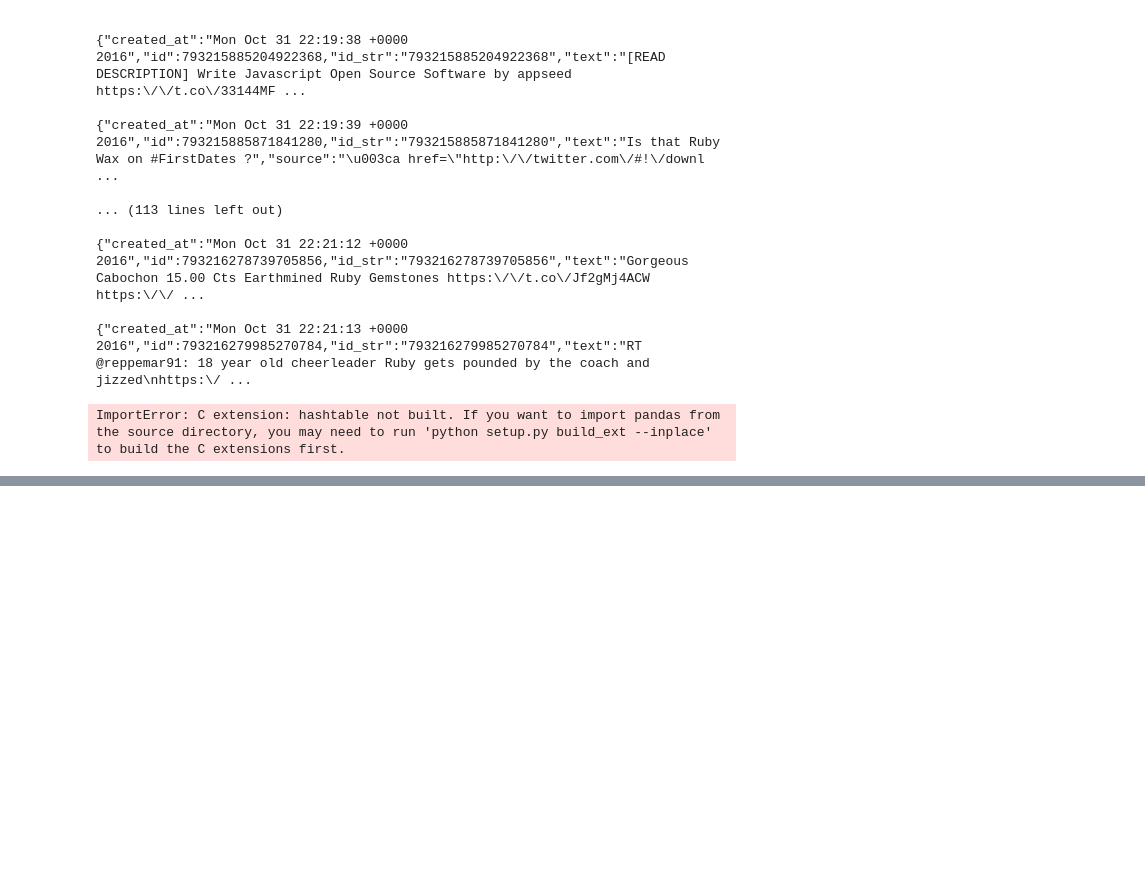
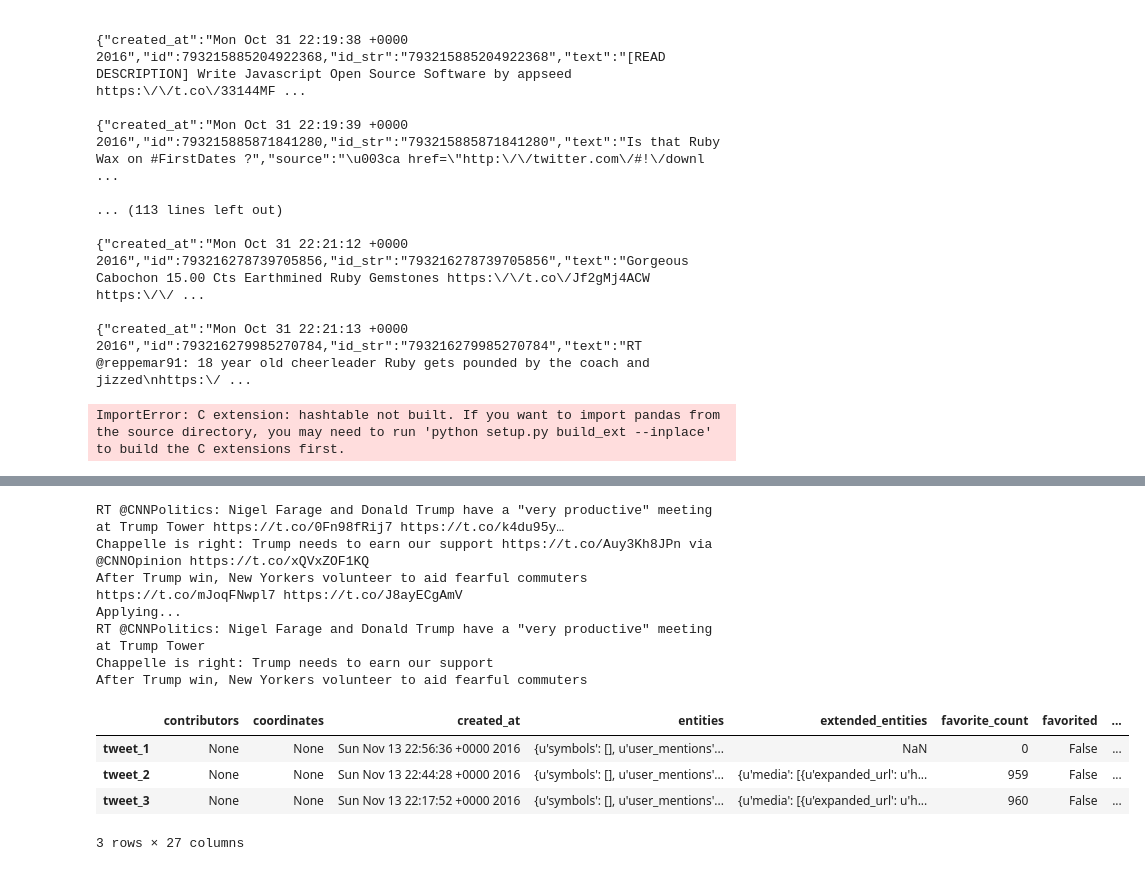
Before and after one commit to harumhl/Grab-Em-by-the-Posts-, a Jupyter notebook: 489_Project.ipynb, the cells around one changed output, grey strips where cells are left out. Drawn from its saved outputs; the diff is of its cells as text; code cells hidden in the pictures; blank space fills up the shorter version.

Commit message:
DF with correct info in text column

```diff
--- a/489_Project.ipynb
+++ b/489_Project.ipynb
@@ -95,10 +95,12 @@ import pandas as pd
 import json
 from ast import literal_eval
 
-with open('Untitled2.json') as json_data:
+#with open('Untitled2.json') as json_data:
+with open('tweets.json') as json_data:
     data = literal_eval(json_data.read())
 
 df = pd.DataFrame(eval("{u'tweet1':"+str(data)+"}"))
+#df = pd.DataFrame(data)
 
 df = df.transpose()
 
@@ -136,0 +131,75 @@ One of China's first female fighter pilots was killed in a training accident, ac
+# %%
+import re
+import pandas as pd
+import json
+
+def clean_url(df):
+    for row in df.T:
+        print df.T[row]['text']
+        df.T[row]['text'] = re.sub(r'https?:\/\/.*[\r\n]*', '', df.T[row]['text'], flags=re.MULTILINE)
+        print df.T[row]['text']
+        #print "HERE" . row['text']
+        return df
+
+data_list = []
+with open('tweets.json') as json_file:
+    file = json_file.read()
+    data_list = file.split('\n')
+
+tweet_num = 1
+df = pd.DataFrame()
+for tweet_json in data_list:
+    #tweets.append(pd.read_json(tweet_json))
+    tweet_json = "{\"tweet_"+str(tweet_num)+"\":"+tweet_json+"}"
+    tweet_json.replace('"', '\"')
+    #print tweet_json
+    #print pd.DataFrame(json.loads(tweet_json))
+
+    df2 = pd.DataFrame(json.loads(tweet_json))
+    #index = list(df.index)
+    #df2.reindex(index)
+#    df = df.append(df2)
+#    df.reindex(list(df.index))
+    df = df.T.append(df2.T)
+    df = df.T
+
+    #df = df.append(pd.DataFrame(json.loads(tweet_json)))
+    #df = pd.DataFrame(json.loads(tweet_json))
+    #df["tweet"+str(tweet_num)] = pd.DataFrame(json.loads(tweet_json))
+    tweet_num +=1
+
+
+#df = df.transpose()
+df = df.T
+
+print (df['text'][0])
+print (df['text'][1])
+print (df['text'][2])
+
+print "Applying..."
+#df
+#list(df.columns.values)
+#df = df.apply(clean_url(df))
+df['text'] = df['text'].apply(lambda x: re.sub(r'https?:\/\/.*[\r\n]*', '', x, flags=re.MULTILINE))
+print (df['text'][0])
+print (df['text'][1])
+print (df['text'][2])
+
+df
+
+#text2 = re.sub(r'https?:\/\/.*[\r\n]*', '', tweet_text, flags=re.MULTILINE)
+
+#print(text2)
+# %% [output]
+RT @CNNPolitics: Nigel Farage and Donald Trump have a "very productive" meeting at Trump Tower https://t.co/0Fn98fRij7 https://t.co/k4du95y…
+Chappelle is right: Trump needs to earn our support https://t.co/Auy3Kh8JPn via @CNNOpinion https://t.co/xQVxZOF1KQ
+After Trump win, New Yorkers volunteer to aid fearful commuters https://t.co/mJoqFNwpl7 https://t.co/J8ayECgAmV
+Applying...
+RT @CNNPolitics: Nigel Farage and Donald Trump have a "very productive" meeting at Trump Tower
+Chappelle is right: Trump needs to earn our support
+After Trump win, New Yorkers volunteer to aid fearful commuters
+|  | contributors | coordinates | created_at | entities | extended_entities | favorite_count | favorited | ... |
+| tweet_1 | None | None | Sun Nov 13 22:56:36 +0000 2016 | {u'symbols': [], u'user_mentions'... | NaN | 0 | False | ... |
+| tweet_2 | None | None | Sun Nov 13 22:44:28 +0000 2016 | {u'symbols': [], u'user_mentions'... | {u'media': [{u'expanded_url': u'h... | 959 | False | ... |
+| tweet_3 | None | None | Sun Nov 13 22:17:52 +0000 2016 | {u'symbols': [], u'user_mentions'... | {u'media': [{u'expanded_url': u'h... | 960 | False | ... |
+3 rows × 27 columns
```
Also changed, not shown: parts of 2 cells of this notebook, 1 other file.
